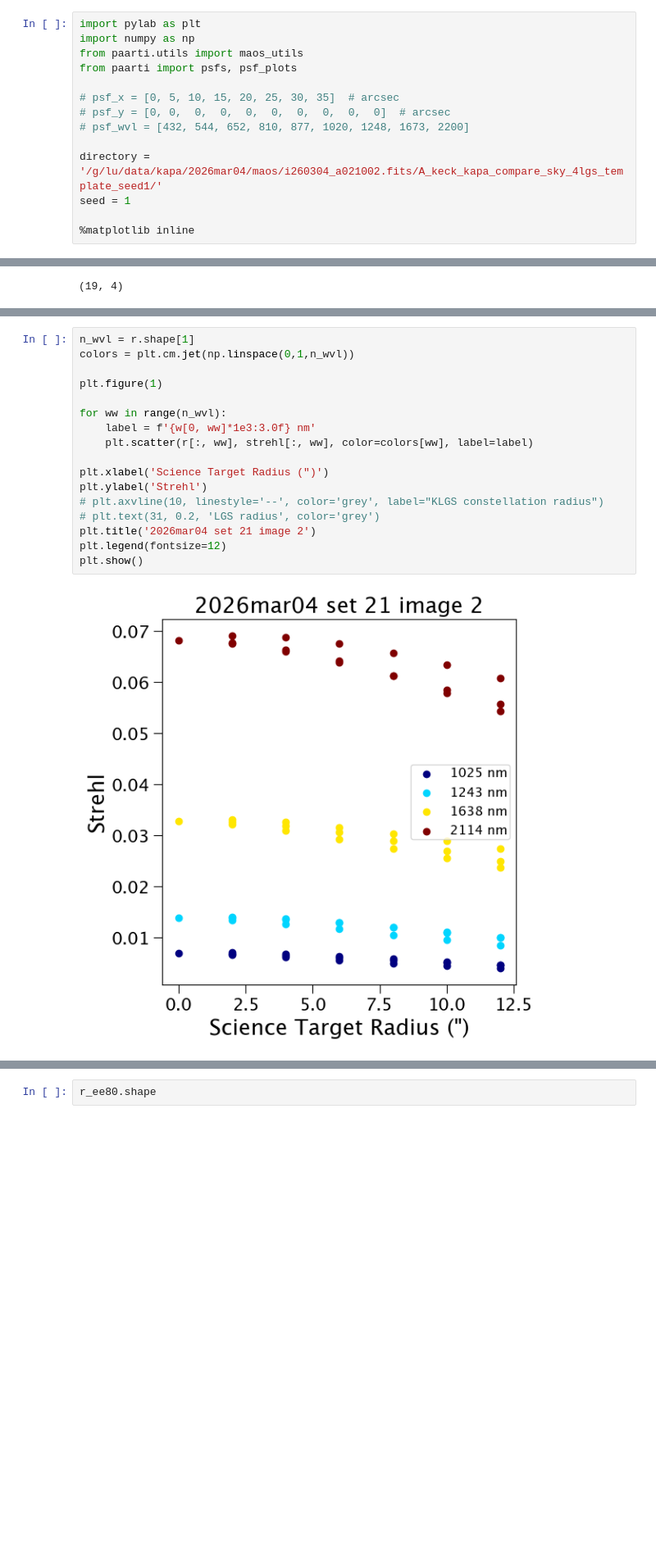
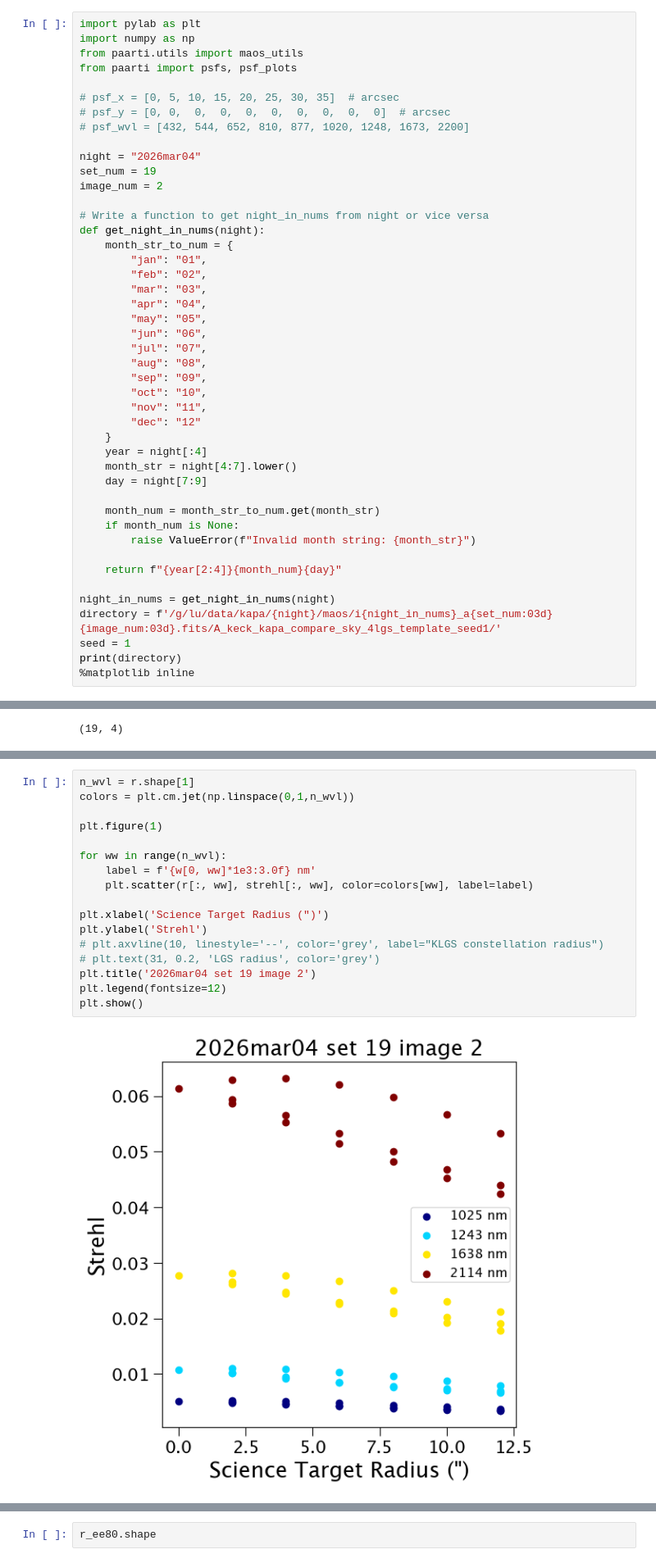
Before and after one commit to MovingUniverseLab/keck_maos, a Jupyter notebook: kapa/results.ipynb, the cells around one changed output, grey strips where cells are left out. Shown at 82% size. Saved outputs shown, nothing was run; the diff lists cells and outputs as text; blank space fills up the shorter version.

Commit message:
Created new_base with changes to Keck as of June 2026, kapa for simulating KAPA on-sky commissioning runs, and added results.ipynb to each folder which allows for analysis of Strehl & FWHM

```diff
--- a/kapa/results.ipynb
+++ b/kapa/results.ipynb
@@ -12,7 +12,38 @@ from paarti import psfs, psf_plots
 # psf_y = [0, 0,  0,  0,  0,  0,  0,  0,  0,  0]  # arcsec
 # psf_wvl = [432, 544, 652, 810, 877, 1020, 1248, 1673, 2200]
 
-directory = '/g/lu/data/kapa/2026mar04/maos/i260304_a021002.fits/A_keck_kapa_compare_sky_4lgs_template_seed1/'
+night = "2026mar04"
+set_num = 19
+image_num = 2
+
+# Write a function to get night_in_nums from night or vice versa
+def get_night_in_nums(night):
+    month_str_to_num = {
+        "jan": "01",
+        "feb": "02",
+        "mar": "03",
+        "apr": "04",
+        "may": "05",
+        "jun": "06",
+        "jul": "07",
+        "aug": "08",
+        "sep": "09",
+        "oct": "10",
+        "nov": "11",
+        "dec": "12"
+    }
+    year = night[:4]
+    month_str = night[4:7].lower()
+    day = night[7:9]
+
+    month_num = month_str_to_num.get(month_str)
+    if month_num is None:
+        raise ValueError(f"Invalid month string: {month_str}")
+
+    return f"{year[2:4]}{month_num}{day}"
+
+night_in_nums = get_night_in_nums(night)
+directory = f'/g/lu/data/kapa/{night}/maos/i{night_in_nums}_a{set_num:03d}{image_num:03d}.fits/A_keck_kapa_compare_sky_4lgs_template_seed1/'
 seed = 1
-
+print(directory)
 %matplotlib inline
@@ -80,22 +113,22 @@ array([[ 2.,  2.,  2.,  2.],
 # %%
 n_wvl = r.shape[1]
 colors = plt.cm.jet(np.linspace(0,1,n_wvl))
 
 plt.figure(1)
 
 for ww in range(n_wvl):
     label = f'{w[0, ww]*1e3:3.0f} nm'
     plt.scatter(r[:, ww], strehl[:, ww], color=colors[ww], label=label)
 
 plt.xlabel('Science Target Radius (")')
 plt.ylabel('Strehl')
 # plt.axvline(10, linestyle='--', color='grey', label="KLGS constellation radius")
 # plt.text(31, 0.2, 'LGS radius', color='grey')
-plt.title('2026mar04 set 21 image 2')
+plt.title('2026mar04 set 19 image 2')
 plt.legend(fontsize=12)
 plt.show()
 # %% [output]
-[figure, old version]
+[figure, new version]
 # %%
 n_wvl = r.shape[1]
 colors = plt.cm.jet(np.linspace(0,1,n_wvl))
```
Also changed, not shown: parts of 6 cells of this notebook, 30 other files.
